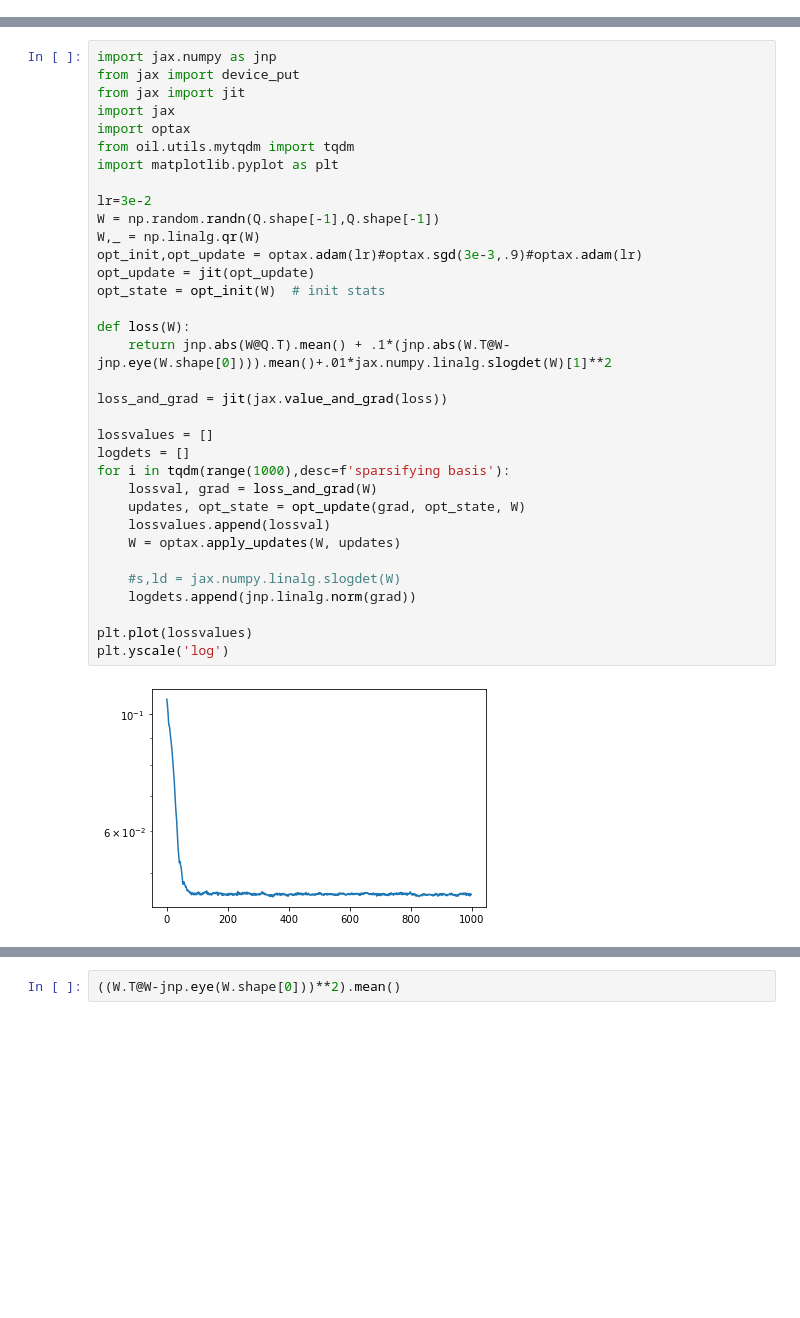
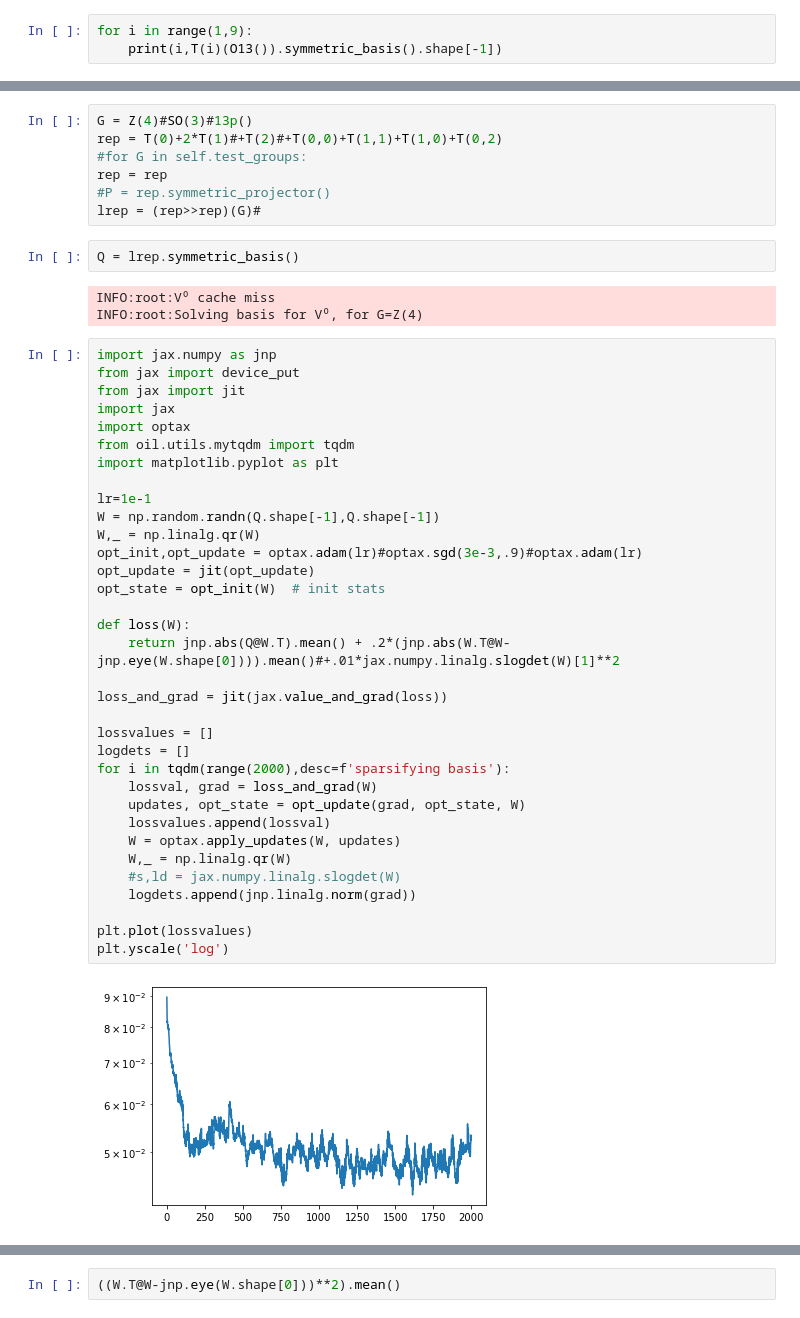
Before and after one commit to mfinzi/equivariant-MLP, a Jupyter notebook: cube_test.ipynb, the cells around one changed output, grey strips where cells are left out. Saved outputs shown, nothing was run; the diff lists cells and outputs as text; blank space fills up the shorter version.

```diff
--- a/cube_test.ipynb
+++ b/cube_test.ipynb
@@ -9,0 +203,3 @@ from emlp_jax.mlp import uniform_allocation
+# %%
+for i in range(1,9):
+    print(i,T(i)(O13()).symmetric_basis().shape[-1])
@@ -38,36 +496,48 @@ import matplotlib.pyplot as plt
+# %%
+G = Z(4)#SO(3)#13p()
+rep = T(0)+2*T(1)#+T(2)#+T(0,0)+T(1,1)+T(1,0)+T(0,2)
+#for G in self.test_groups:
+rep = rep
+#P = rep.symmetric_projector()
+lrep = (rep>>rep)(G)#
+# %%
+Q = lrep.symmetric_basis()
+# %% [output]
+INFO:root:V⁰ cache miss
+INFO:root:Solving basis for V⁰, for G=Z(4)
 # %%
 import jax.numpy as jnp
 from jax import device_put
 from jax import jit
 import jax
 import optax
 from oil.utils.mytqdm import tqdm
 import matplotlib.pyplot as plt
 
-lr=3e-2
+lr=1e-1
 W = np.random.randn(Q.shape[-1],Q.shape[-1])
 W,_ = np.linalg.qr(W)
 opt_init,opt_update = optax.adam(lr)#optax.sgd(3e-3,.9)#optax.adam(lr)
 opt_update = jit(opt_update)
 opt_state = opt_init(W)  # init stats
 
 def loss(W):
-    return jnp.abs(W@Q.T).mean() + .1*(jnp.abs(W.T@W-jnp.eye(W.shape[0]))).mean()+.01*jax.numpy.linalg.slogdet(W)[1]**2
+    return jnp.abs(Q@W.T).mean() + .2*(jnp.abs(W.T@W-jnp.eye(W.shape[0]))).mean()#+.01*jax.numpy.linalg.slogdet(W)[1]**2
 
 loss_and_grad = jit(jax.value_and_grad(loss))
 
 lossvalues = []
 logdets = []
-for i in tqdm(range(1000),desc=f'sparsifying basis'):
+for i in tqdm(range(2000),desc=f'sparsifying basis'):
     lossval, grad = loss_and_grad(W)
     updates, opt_state = opt_update(grad, opt_state, W)
     lossvalues.append(lossval)
     W = optax.apply_updates(W, updates)
-
+    W,_ = np.linalg.qr(W)
     #s,ld = jax.numpy.linalg.slogdet(W)
     logdets.append(jnp.linalg.norm(grad))
 
 plt.plot(lossvalues)
 plt.yscale('log')
 # %% [output]
-[figure, old version]
+[figure, new version]
```
Also changed, not shown: parts of 133 cells of this notebook, 9 other files.
